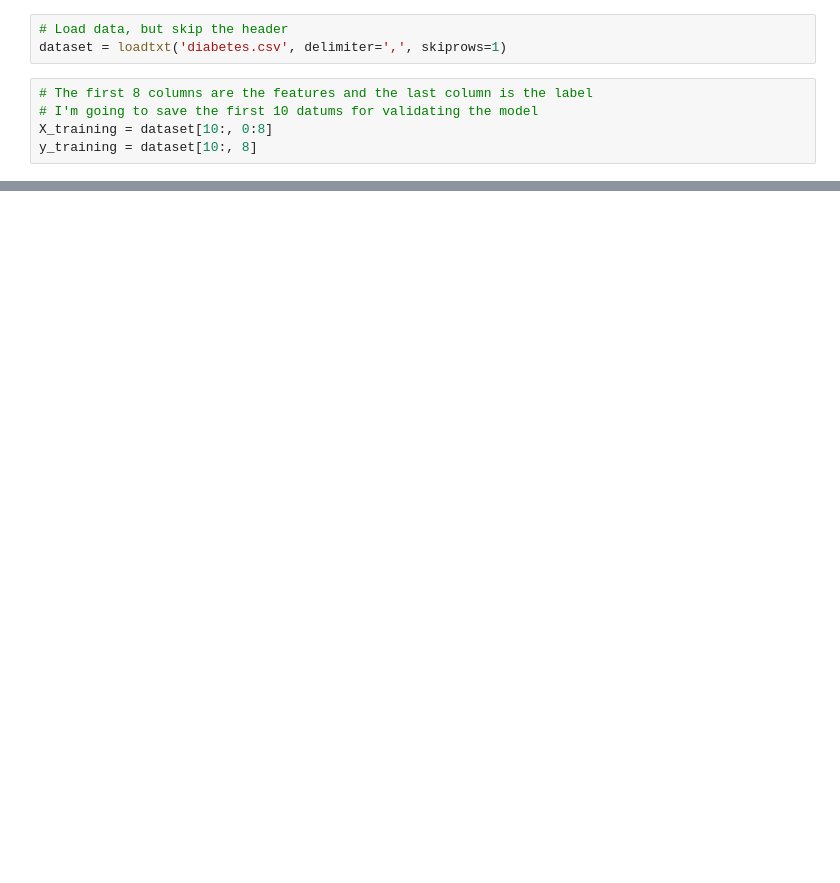
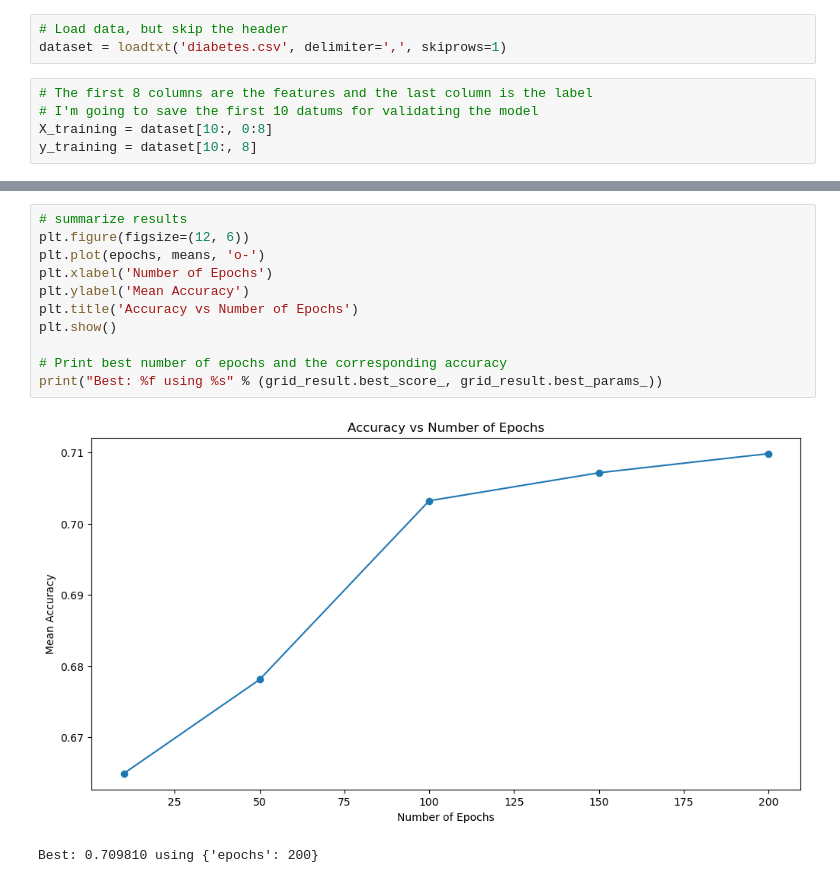
Before and after one commit to JTxCo/Machine-Learning, a Jupyter notebook: HW/1-HW/diabetes_neural_network.ipynb, the cells around one changed output, grey strips where cells are left out. Cells and saved outputs as stored; diff of their text form; blank space fills up the shorter version.

```diff
--- a/HW/1-HW/diabetes_neural_network.ipynb
+++ b/HW/1-HW/diabetes_neural_network.ipynb
@@ -30,0 +124,14 @@ neural_network.compile(loss='binary_crossentropy', optimizer='adam', metrics=['a
+# %%
+# summarize results
+plt.figure(figsize=(12, 6))
+plt.plot(epochs, means, 'o-')
+plt.xlabel('Number of Epochs')
+plt.ylabel('Mean Accuracy')
+plt.title('Accuracy vs Number of Epochs')
+plt.show()
+
+# Print best number of epochs and the corresponding accuracy
+print("Best: %f using %s" % (grid_result.best_score_, grid_result.best_params_))
+# %% [output]
+[figure, added]
+Best: 0.709810 using {'epochs': 200}
```
Also changed, not shown: parts of 17 cells of this notebook, 12 other files.
